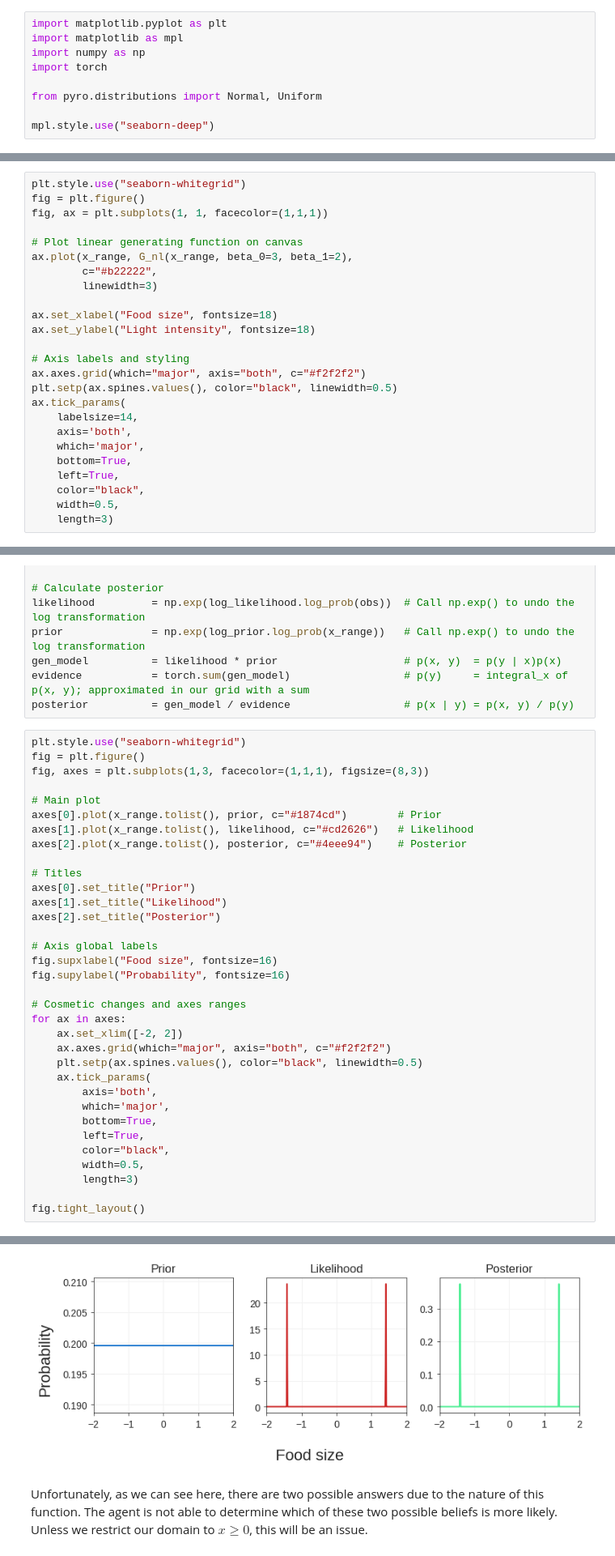
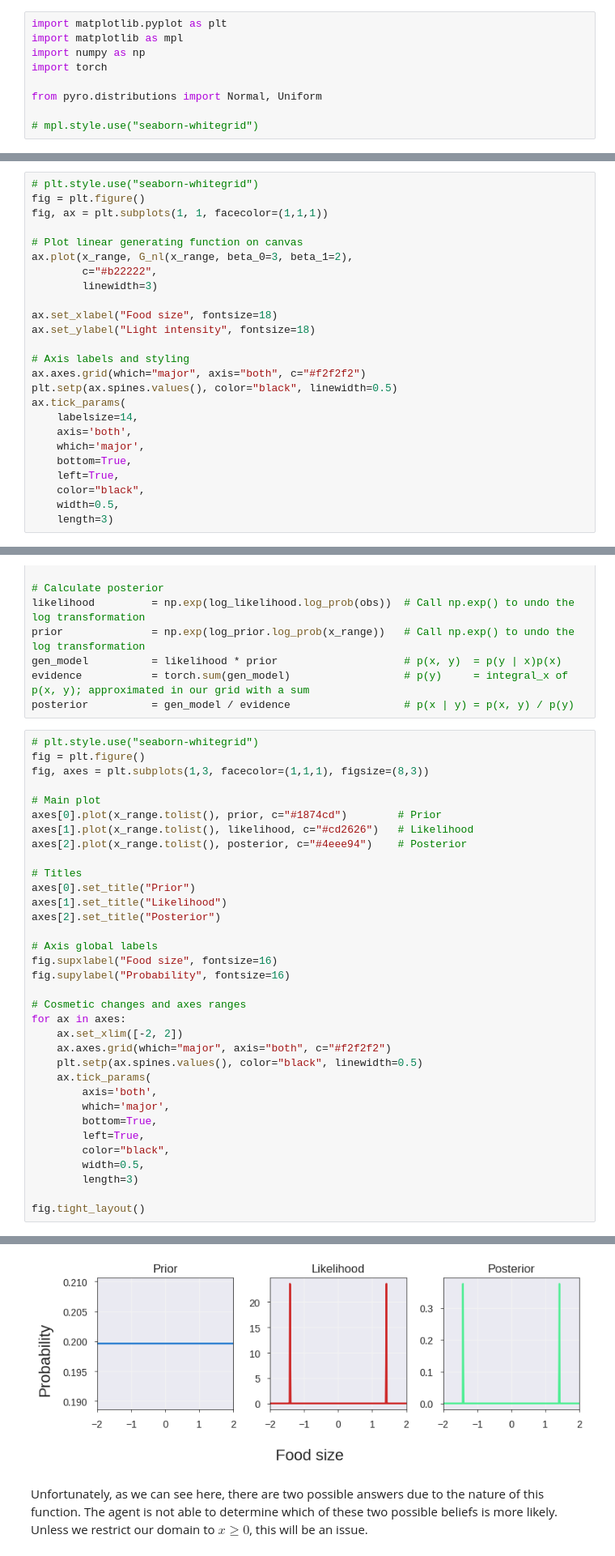
Before and after one commit to FrankHolzkamp/FundamentalsActiveInference, a Jupyter notebook: 2c_nonlinear_generating_functions.ipynb, the cells around one changed output, grey strips where cells are left out. Shown at 81% size. Saved outputs shown, nothing was run; the diff lists cells and outputs as text.

```diff
--- a/2c_nonlinear_generating_functions.ipynb
+++ b/2c_nonlinear_generating_functions.ipynb
@@ -36,7 +36,7 @@ import torch
 
 from pyro.distributions import Normal, Uniform
 
-mpl.style.use("seaborn-deep")
+# mpl.style.use("seaborn-whitegrid")
 # %% [markdown]
 In Chapter 2 we explore a number of different types of models to illustrate the process of parameter estimation. We emphasize the difficulties involved as the generarating function becomes nonliner. We explore two types of models in this section of Chapter 2:
 * Nonlinear, deterministic
@@ -106,7 +106,7 @@ def G_nl(x, beta_0, beta_1):
     y = beta_0 + beta_1 * phi(x)
     return y
 # %%
-plt.style.use("seaborn-whitegrid")
+# plt.style.use("seaborn-whitegrid")
 fig = plt.figure()
 fig, ax = plt.subplots(1, 1, facecolor=(1,1,1))
 
@@ -154,7 +154,7 @@ gen_model          = likelihood * prior                    # p(x, y)  = p(y | x)
 evidence           = torch.sum(gen_model)                  # p(y)     = integral_x of p(x, y); approximated in our grid with a sum
 posterior          = gen_model / evidence                  # p(x | y) = p(x, y) / p(y)
 # %%
-plt.style.use("seaborn-whitegrid")
+# plt.style.use("seaborn-whitegrid")
 fig = plt.figure()
 fig, axes = plt.subplots(1,3, facecolor=(1,1,1), figsize=(8,3))
 
@@ -192,4 +192,4 @@ fig.tight_layout()
-[figure, old version]
+[figure, new version]
 # %% [markdown]
 Unfortunately, as we can see here, there are two possible answers due to the nature of this function. The agent is not able to determine which of these two possible beliefs is more likely. Unless we restrict our domain to $x \geq 0$, this will be an issue.
 # %% [markdown]
```
Also changed, not shown: parts of 5 cells of this notebook.
